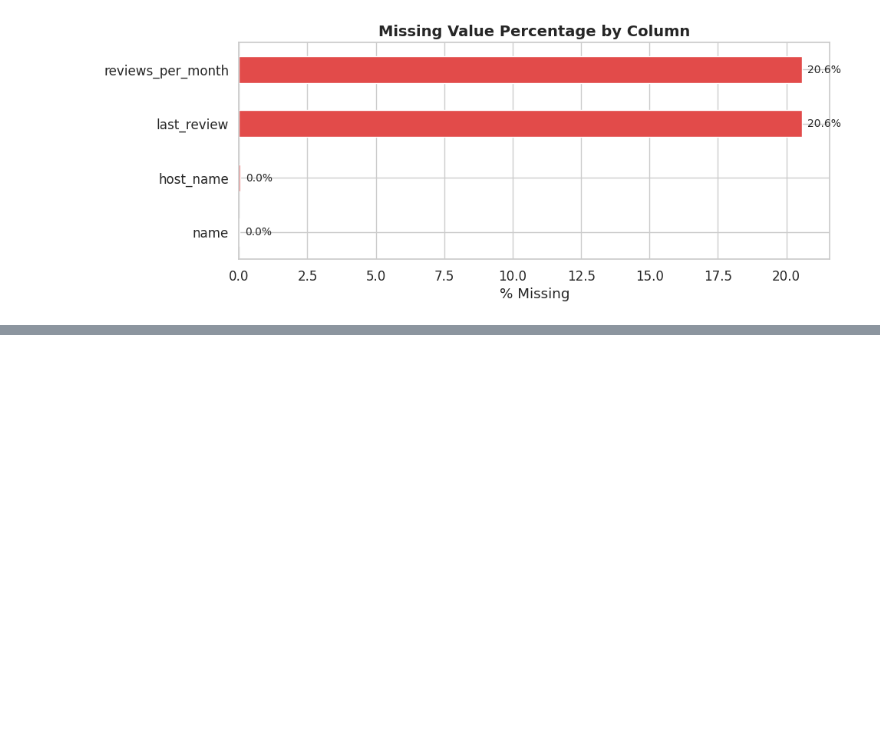
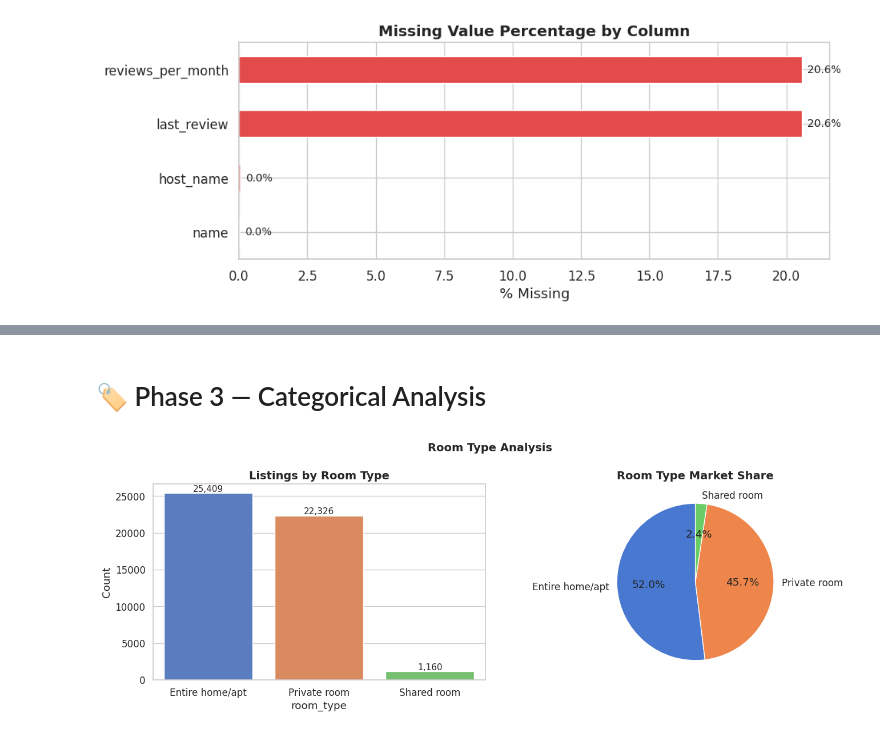
Before and after one commit to aya-alharazin/Airbnb-NYC-2019-Exploratory-Data-Analysis, a Jupyter notebook: airbnb-nyc-2019-exploratory-data-analysis.ipynb, the cells around one changed output, grey strips where cells are left out. Saved outputs shown, nothing was run; the diff lists cells and outputs as text; code cells hidden in the pictures; blank space fills up the shorter version.

```diff
--- a/airbnb-nyc-2019-exploratory-data-analysis.ipynb
+++ b/airbnb-nyc-2019-exploratory-data-analysis.ipynb
@@ -103,0 +187,28 @@ plt.show()
+# %% [markdown]
+# 🏷️ Phase 3 — Categorical Analysis
+# %%
+# ── 3.1 Room Type Distribution ───────────────────────────
+fig, axes = plt.subplots(1, 2, figsize=(14, 5))
+
+room_counts = df['room_type'].value_counts()
+
+# Bar chart
+sns.barplot(x=room_counts.index, y=room_counts.values,
+            ax=axes[0], palette='muted')
+axes[0].set_title('Listings by Room Type')
+axes[0].set_ylabel('Count')
+for bar in axes[0].patches:
+    axes[0].text(bar.get_x() + bar.get_width()/2,
+                 bar.get_height() + 200,
+                 f'{bar.get_height():,.0f}', ha='center', fontsize=11)
+
+# Pie chart
+axes[1].pie(room_counts.values, labels=room_counts.index, autopct='%1.1f%%',
+            colors=sns.color_palette('muted'), startangle=90)
+axes[1].set_title('Room Type Market Share')
+
+plt.suptitle('Room Type Analysis', fontsize=14, fontweight='bold')
+plt.tight_layout()
+plt.show()
+# %% [output]
+[figure, added]
```
Also changed, not shown: parts of 30 cells of this notebook.
